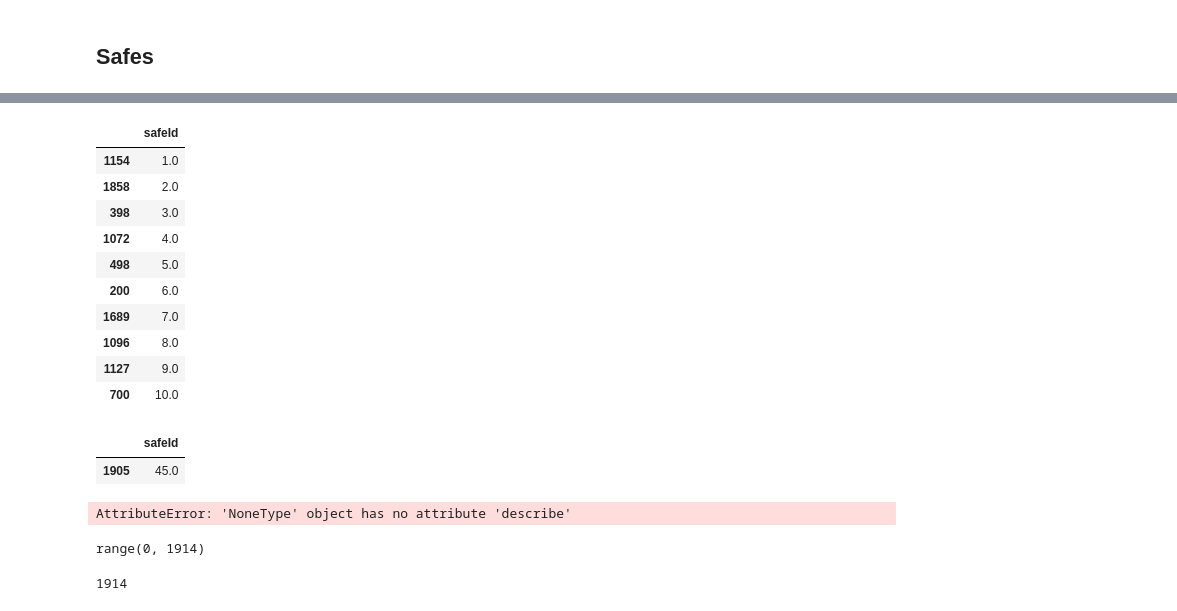
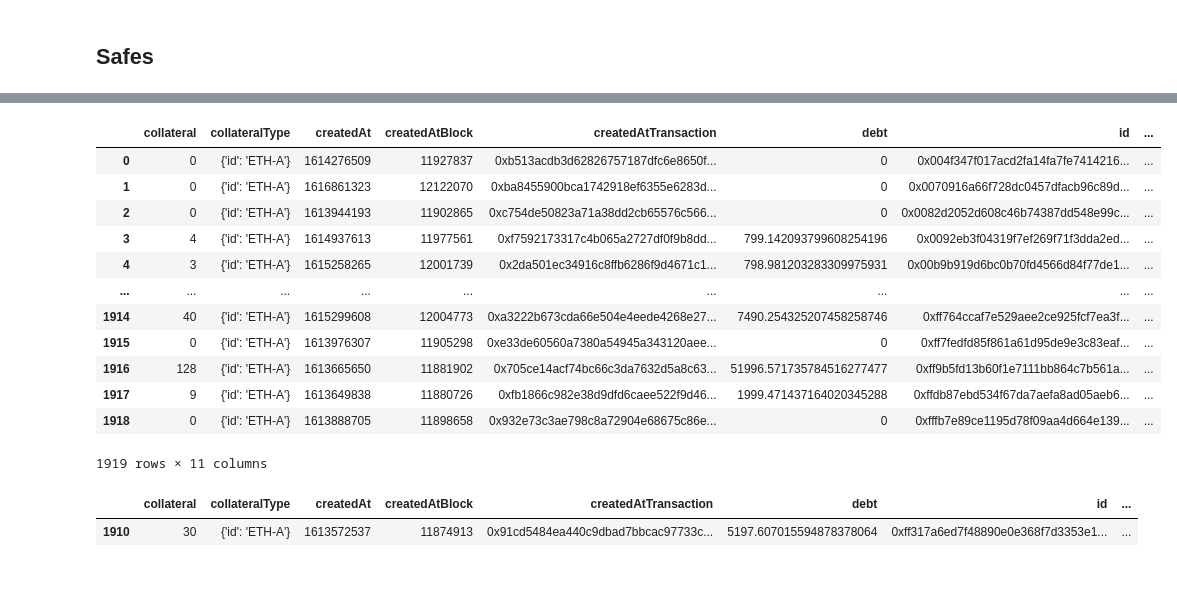
Before and after one commit to BlockScience/reflexer, a Jupyter notebook: notebooks/analysis/TheGraphDataSetCreation.ipynb, the cells around one changed output, grey strips where cells are left out. Saved outputs shown, nothing was run; the diff lists cells and outputs as text; code cells hidden in the pictures; blank space fills up the shorter version.

```diff
--- a/notebooks/analysis/TheGraphDataSetCreation.ipynb
+++ b/notebooks/analysis/TheGraphDataSetCreation.ipynb
@@ -475,31 +440,21 @@ safeid['safeId'] = safeid['safeId'].astype(float)
-# %%
-safeid.sort_values(by='safeId').head(10)
-# %% [output]
-|  | safeId |
-| 1154 | 1.0 |
-| 1858 | 2.0 |
-| 398 | 3.0 |
-| 1072 | 4.0 |
-| 498 | 5.0 |
-| 200 | 6.0 |
-| 1689 | 7.0 |
-| 1096 | 8.0 |
-| 1127 | 9.0 |
-| 700 | 10.0 |
+# %%
+safes_df
+# %% [output]
+|  | collateral | collateralType | createdAt | createdAtBlock | createdAtTransaction | debt | id | ... |
+| 0 | 0 | {'id': 'ETH-A'} | 1614276509 | 11927837 | 0xb513acdb3d62826757187dfc6e8650f... | 0 | 0x004f347f017acd2fa14fa7fe7414216... | ... |
+| 1 | 0 | {'id': 'ETH-A'} | 1616861323 | 12122070 | 0xba8455900bca1742918ef6355e6283d... | 0 | 0x0070916a66f728dc0457dfacb96c89d... | ... |
+| 2 | 0 | {'id': 'ETH-A'} | 1613944193 | 11902865 | 0xc754de50823a71a38dd2cb65576c566... | 0 | 0x0082d2052d608c46b74387dd548e99c... | ... |
+| 3 | 4 | {'id': 'ETH-A'} | 1614937613 | 11977561 | 0xf7592173317c4b065a2727df0f9b8dd... | 799.142093799608254196 | 0x0092eb3f04319f7ef269f71f3dda2ed... | ... |
+| 4 | 3 | {'id': 'ETH-A'} | 1615258265 | 12001739 | 0x2da501ec34916c8ffb6286f9d4671c1... | 798.981203283309975931 | 0x00b9b919d6bc0b70fd4566d84f77de1... | ... |
+| ... | ... | ... | ... | ... | ... | ... | ... | ... |
+| 1914 | 40 | {'id': 'ETH-A'} | 1615299608 | 12004773 | 0xa3222b673cda66e504e4eede4268e27... | 7490.254325207458258746 | 0xff764ccaf7e529aee2ce925fcf7ea3f... | ... |
+| 1915 | 0 | {'id': 'ETH-A'} | 1613976307 | 11905298 | 0xe33de60560a7380a54945a343120aee... | 0 | 0xff7fedfd85f861a61d95de9e3c83eaf... | ... |
+| 1916 | 128 | {'id': 'ETH-A'} | 1613665650 | 11881902 | 0x705ce14acf74bc66c3da7632d5a8c63... | 51996.571735784516277477 | 0xff9b5fd13b60f1e7111bb864c7b561a... | ... |
+| 1917 | 9 | {'id': 'ETH-A'} | 1613649838 | 11880726 | 0xfb1866c982e38d9dfd6caee522f9d46... | 1999.471437164020345288 | 0xffdb87ebd534f67da7aefa8ad05aeb6... | ... |
+| 1918 | 0 | {'id': 'ETH-A'} | 1613888705 | 11898658 | 0x932e73c3ae798c8a72904e68675c86e... | 0 | 0xfffb7e89ce1195d78f09aa4d664e139... | ... |
+1919 rows × 11 columns
 # %%
-safeid.query('safeId==45.0')
+safes_df.query('safeId == "45"')
 # %% [output]
-|  | safeId |
-| 1905 | 45.0 |
+|  | collateral | collateralType | createdAt | createdAtBlock | createdAtTransaction | debt | id | ... |
+| 1910 | 30 | {'id': 'ETH-A'} | 1613572537 | 11874913 | 0x91cd5484ea440c9dbad7bbcac97733c... | 5197.607015594878378064 | 0xff317a6ed7f48890e0e368f7d3353e1... | ... |
-# %%
-safeid = safeid.drop_duplicates(inplace=True)
-# %% [output]
-AttributeError: 'NoneType' object has no attribute 'describe'
-# %%
-range(0,len(safeIds))
-# %% [output]
-range(0, 1914)
-# %%
-len(safeIds)
-# %% [output]
-1914
```
Also changed, not shown: parts of 26 cells of this notebook, 2 other files.
